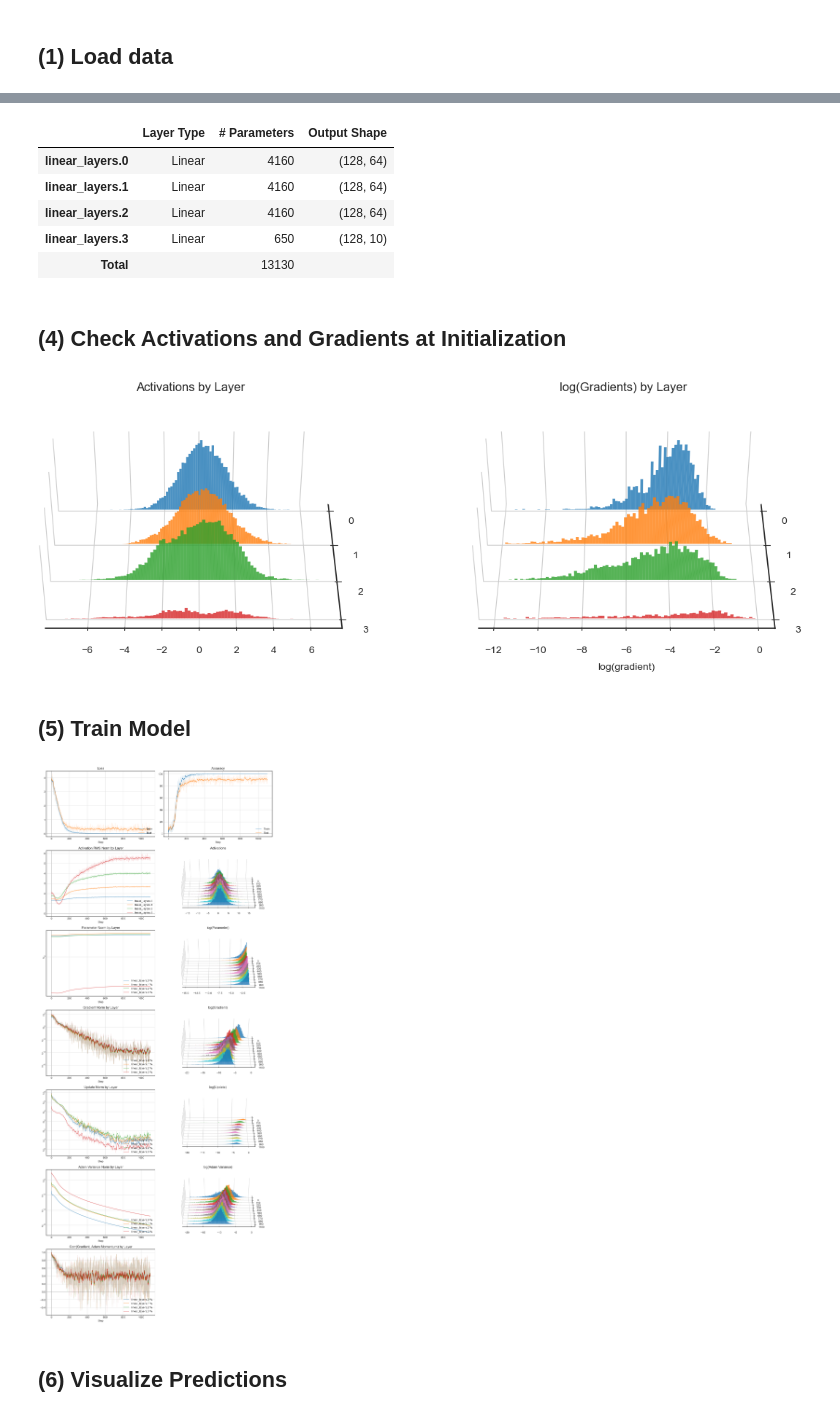
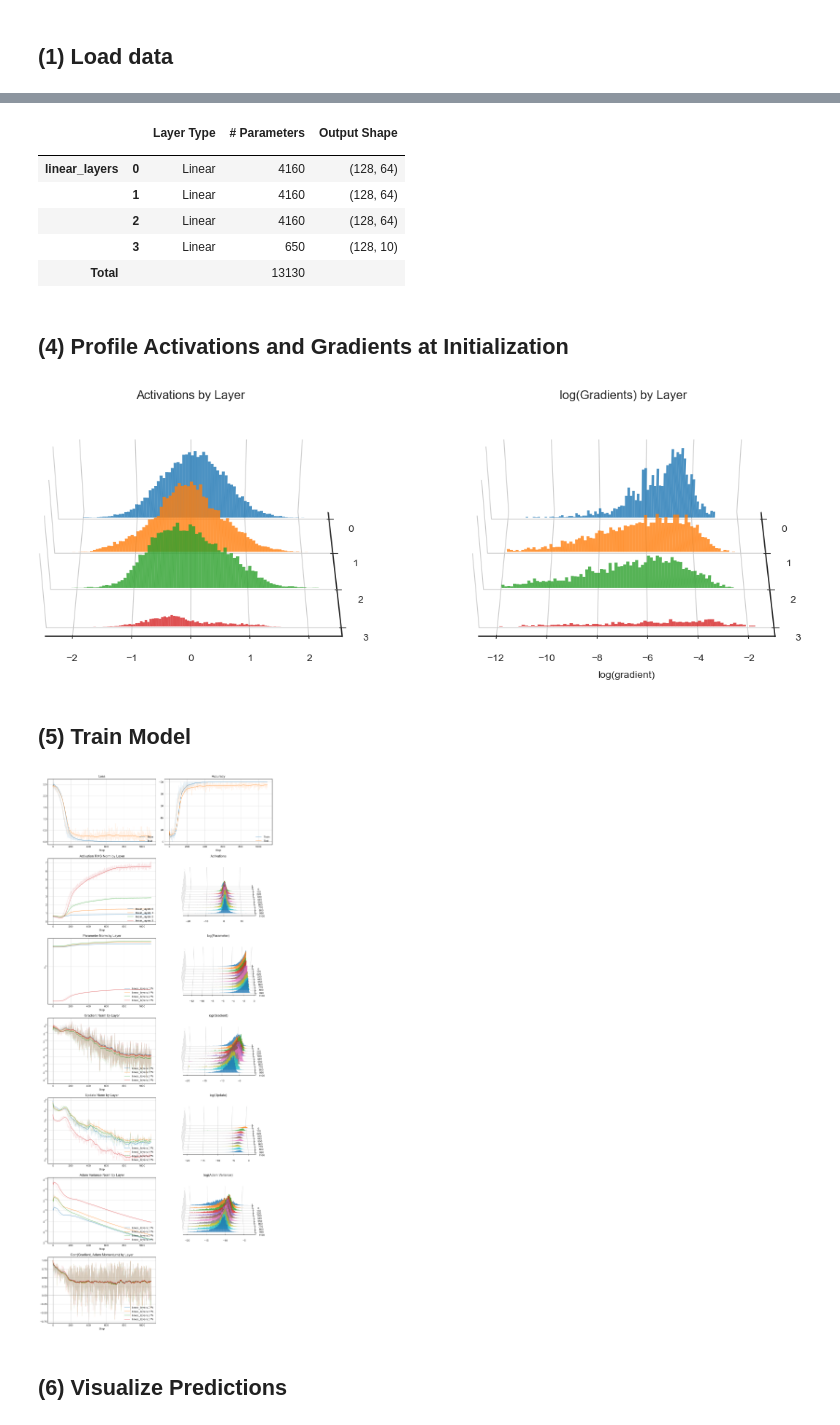
Before and after one commit to johnma2006/candle, a Jupyter notebook: experiments/vision_experiments/1.0 MLP on MNIST - AdamW.ipynb, the cells around one changed output, grey strips where cells are left out. Saved outputs shown, nothing was run; the diff lists cells and outputs as text; code cells hidden in the pictures.

```diff
--- a/experiments/vision_experiments/1.0 MLP on MNIST - AdamW.ipynb
+++ b/experiments/vision_experiments/1.0 MLP on MNIST - AdamW.ipynb
@@ -43,0 +23,22 @@ X_train.shape, y_train.shape
+# %%
+from sklearn import datasets
+from sklearn.model_selection import train_test_split
+
+digits = datasets.load_digits()
+
+X = digits.images.reshape((len(digits.images), -1))  # Flatten the images
+X = (X - 8) / 16  # Standardize data
+
+X_train, X_test, y_train, y_test = train_test_split(  # Split data into 50% train and 50% test subsets
+    X, digits.target, test_size=0.5, shuffle=False
+)
+
+X_train = candle.Tensor(X_train)
+y_train = candle.Tensor(y_train)
+X_test = candle.Tensor(X_test)
+y_test = candle.Tensor(y_test)
+num_classes = len(set(y_train.data))
+
+print('X_train.shape, targets_train.shape:', X_train.shape, y_train.shape)
+print('X_test.shape,  targets_test.shape: ', X_test.shape, y_test.shape)
+print('num_classes:', num_classes)
@@ -94,7 +99,7 @@ class MLP(candle.Module):
 
         return x
 # %%
-model = MLP(input_size=num_features,
+model = MLP(input_size=X_train.shape[1],
             hidden_sizes=[config.HIDDEN_DIM] * (config.NUM_LAYERS - 1) + [num_classes])
 
 optimizer = candle.optimizer.AdamW(model.parameters(),
@@ -108,14 +113,15 @@ scheduler = candle.scheduler.WarmupWrapper(candle.scheduler.StepLR(optimizer,
 
 model.summary(input_shape=(128, 64))
 # %% [output]
-|  | Layer Type | # Parameters | Output Shape |
-| linear_layers.0 | Linear | 4160 | (128, 64) |
-| linear_layers.1 | Linear | 4160 | (128, 64) |
-| linear_layers.2 | Linear | 4160 | (128, 64) |
-| linear_layers.3 | Linear | 650 | (128, 10) |
-| Total |  | 13130 |  |
+|  |  | Layer Type | # Parameters | Output Shape |
+|  |  |  |  |  |
+| linear_layers | 0 | Linear | 4160 | (128, 64) |
+|  | 1 | Linear | 4160 | (128, 64) |
+|  | 2 | Linear | 4160 | (128, 64) |
+|  | 3 | Linear | 650 | (128, 10) |
+| Total |  |  | 13130 |  |
 # %% [markdown]
-## (4) Check Activations and Gradients at Initialization
+## (4) Profile Activations and Gradients at Initialization
 # %%
 # Register forward hooks to facilitate activation logging
 
@@ -150,6 +156,8 @@ output = model(X_batch)
 loss = F.cross_entropy_loss(output, y_batch)
 loss.backward()
 # %%
+# Plot activations and gradients at init
+
 writer = candle.Dashboard()
 writer.change_settings('xlim', (-12, np.inf), chart_label='log(Gradients) by Layer')
 writer.change_settings('hist_xlabel', 'log(gradient)', chart_label='log(Gradients) by Layer')
@@ -163,7 +171,7 @@ for param_name in params_to_track:
 
 writer.plot()
 # %% [output]
-[figure, old version]
+[figure, new version]
 # %% [markdown]
 ## (5) Train Model
 # %%
@@ -187,6 +195,7 @@ for iteration in range(config.ITERATIONS):
         data_iterator = iter(data_loader)
         (X_batch, y_batch) = next(data_iterator)
 
+    optimizer.zero_grad()
     output = model(X_batch)
     loss = F.cross_entropy_loss(output, y_batch)
     loss.backward()
@@ -216,34 +225,34 @@ for iteration in range(config.ITERATIONS):
     (train_loss, train_acc) = tutils.get_loss_and_accuracy(model, X_batch, y_batch, output.data)
     writer.add_scalars('Loss', {'Train': train_loss})
     writer.add_scalars('Accuracy', {'Train': train_acc})
 
     if iteration % config.EVAL_ITERS == 0:
         test_batch = tutils.get_random_batch(X_test, y_test, batch_size=config.EVAL_BATCH_SIZE)
         (test_loss, test_acc) = tutils.get_loss_and_accuracy(model, *test_batch)
         writer.add_scalars('Loss', {'Test': test_loss}, iteration)
         writer.add_scalars('Accuracy', {'Test': test_acc}, iteration)
 
     writer.add_scalars('Activation RMS Norm by Layer', act_rmsnorm_by_layer)
     writer.add_histogram('Activations', activations)
 
     writer.add_scalars('Parameter Norm by Layer', param_norm_by_layer)
     writer.add_histogram('log(Parameter)', np.log(np.abs(parameters) + 1e-10))
 
     writer.add_scalars('Gradient Norm by Layer', grad_norm_by_layer)
     writer.add_histogram('log(Gradient)', np.log(np.abs(gradients) + 1e-10))
 
     writer.add_scalars('Update Norm by Layer', upd_norm_by_layer)
     writer.add_histogram('log(Update)', np.log(np.abs(updates) + 1e-10))
 
     writer.add_scalars('Adam Variance Norm by Layer', adam_var_norm_by_layer)
     writer.add_histogram('log(Adam Variance)', np.log(np.abs(adam_var) + 1e-10))
 
     writer.add_scalars('Corr(Gradient, Adam Momentum) by Layer', corr_grad_mom_by_layer)
 
     if iteration % config.DASHBOARD_REFRESH_ITERS == 0:
         writer.plot(clear_output=True)
 # %% [output]
-[figure, old version]
+[figure, new version]
 # %% [markdown]
 ## (6) Visualize Predictions
 # %%
```
Also changed, not shown: parts of 8 cells of this notebook, 2 other files.
